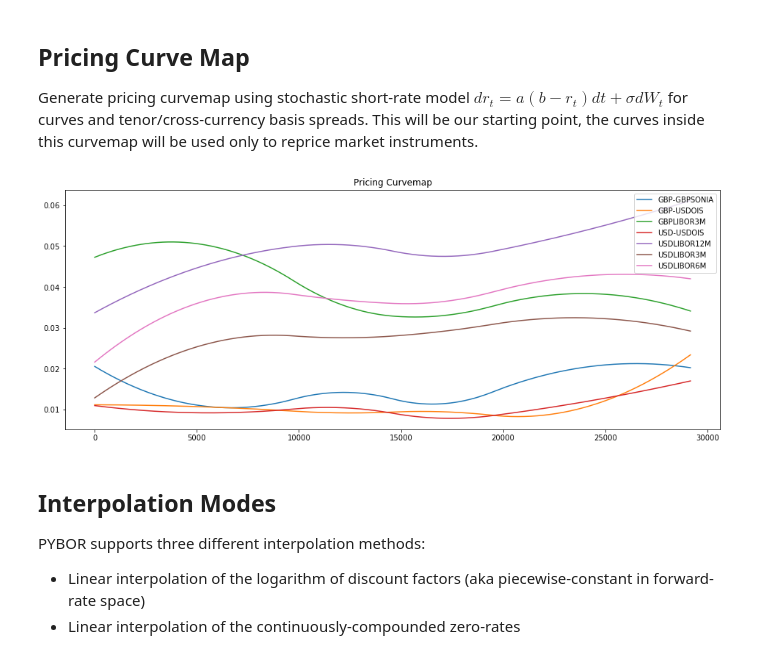
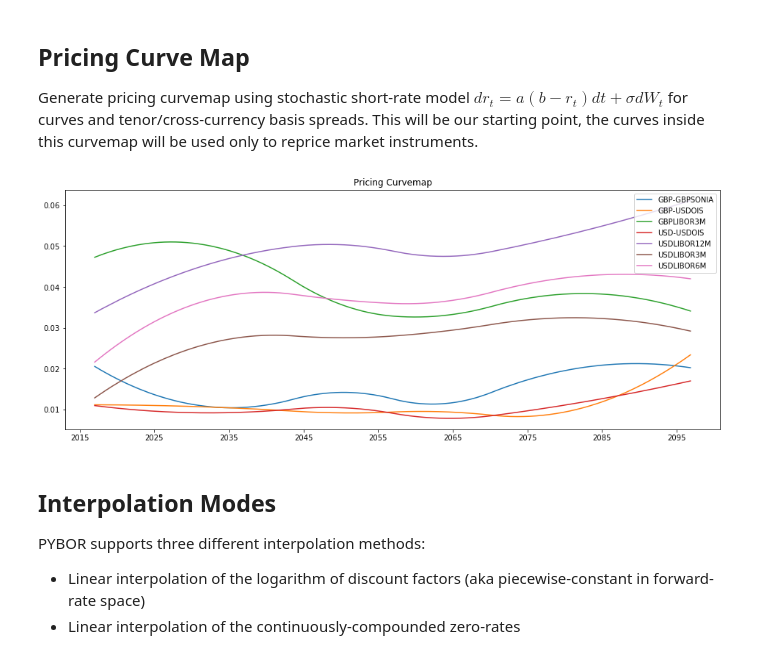
Before and after one commit to omartinsky/PYBOR, a Jupyter notebook: main.ipynb, the cells around one changed output. Cells and saved outputs as stored; diff of their text form; code cells hidden in the pictures.

```diff
--- a/main.ipynb
+++ b/main.ipynb
@@ -17,11 +17,13 @@ Populating the interactive namespace from numpy and matplotlib
 # %% [markdown]
 ## Pricing Curve Map
 Generate pricing curvemap using stochastic short-rate model $dr_t=a(b-r_t)dt + \sigma dW_t$ for curves and tenor/cross-currency basis spreads. This will be our starting point, the curves inside this curvemap will be used only to reprice market instruments.
+# %%
+eval_date = create_date('2017-01-03')
 # %%
-def generate_pricing_curvemap():
+def generate_pricing_curvemap(eval_date):
     random.seed(0)
     pricing_curvemap = CurveMap()
-    t = linspace(0, 365*80, 7)
+    t = linspace(eval_date+0, eval_date+365*80, 7)
     def createCurve(name, r0, speed, mean, sigma):
         return CurveConstructor.FromShortRateModel(name, t, r0, speed, mean, sigma, interpolation=InterpolationMode.CUBIC_LOGDF)
     def createCurveFromSpread(baseCurve, name, r0, speed, mean, sigma):
@@ -44,12 +46,12 @@ def generate_pricing_curvemap():
     pricing_curvemap.add_curve(gu1b)
     return pricing_curvemap
 # %%
-pricing_curvemap = generate_pricing_curvemap()
+pricing_curvemap = generate_pricing_curvemap(eval_date)
 # Display:
 figsize(figure_width, 6)
 linestyle('solid'), pricing_curvemap.plot(), title('Pricing Curvemap'), legend(), show();
 # %% [output]
-[figure, old version]
+[figure, new version]
 # %% [markdown]
 ## Interpolation Modes
 PYBOR supports three different interpolation methods:
```
Also changed, not shown: parts of 9 cells of this notebook.
